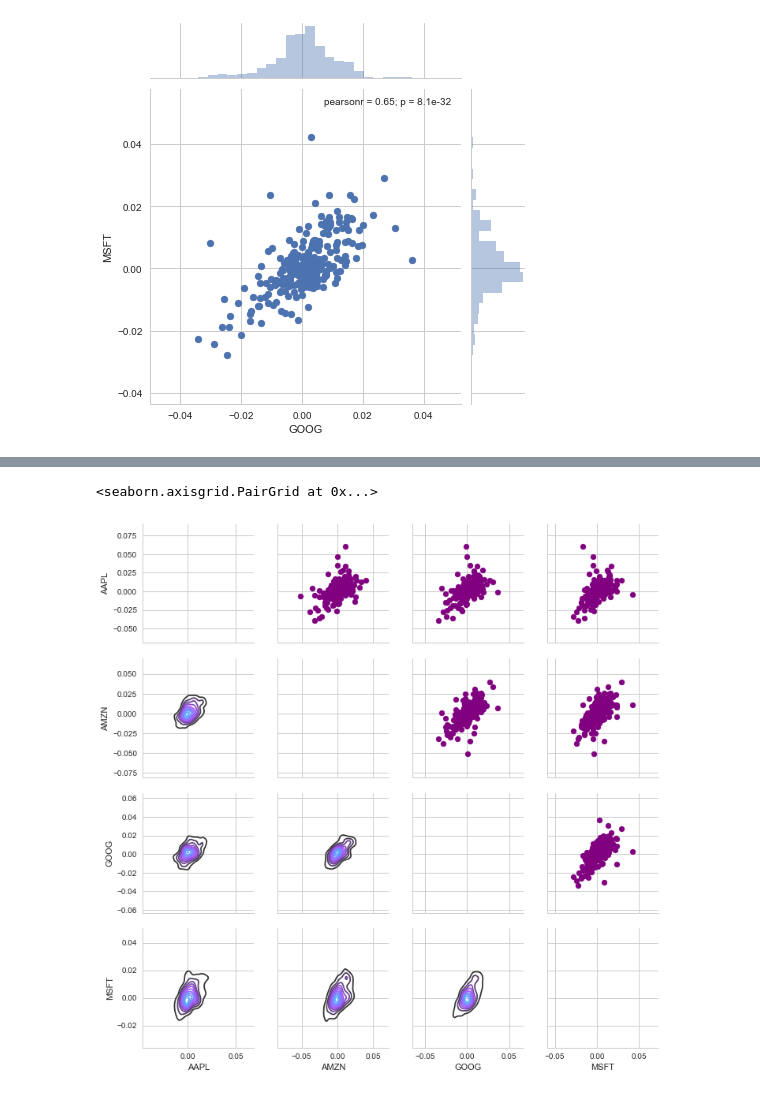
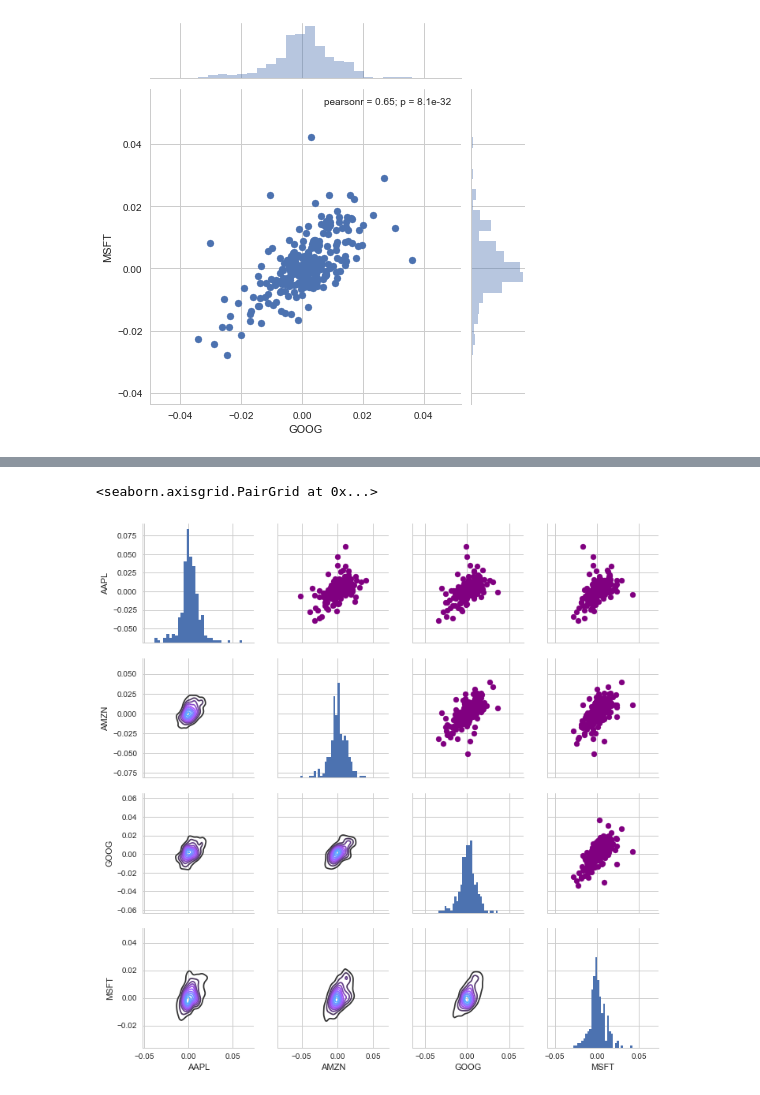
Before and after one commit to wordpray/study_udemy, a Jupyter notebook: Lec60-65_株価のデータ解析.ipynb, the cells around one changed output, grey strips where cells are left out. Cells and saved outputs as stored; diff of their text form; code cells hidden in the pictures.

```diff
--- a/Lec60-65_株価のデータ解析.ipynb
+++ b/Lec60-65_株価のデータ解析.ipynb
@@ -153,8 +153,8 @@ SVG(url='http://upload.wikimedia.org/wikipedia/commons/d/d4/Correlation_examples
 # %%
 returns_fig= sns.PairGrid(tech_rets.dropna())
 returns_fig.map_upper(plt.scatter, color= 'purple')
 returns_fig.map_lower(sns.kdeplot, cmap= 'cool_d')
-returns_fig.map_diag(plt)
+returns_fig.map_diag(plt.hist, bins= 30)
 # %% [output]
 <seaborn.axisgrid.PairGrid at 0x...>
-[figure, old version]
+[figure, new version]
```
Also changed, not shown: parts of 3 cells of this notebook.
